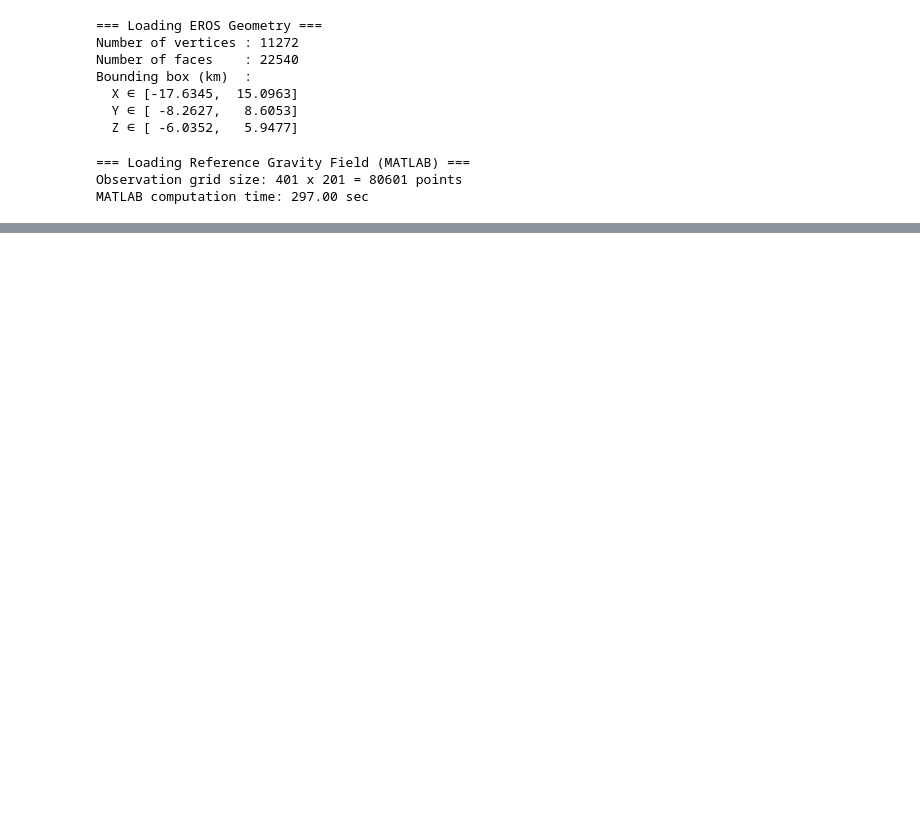
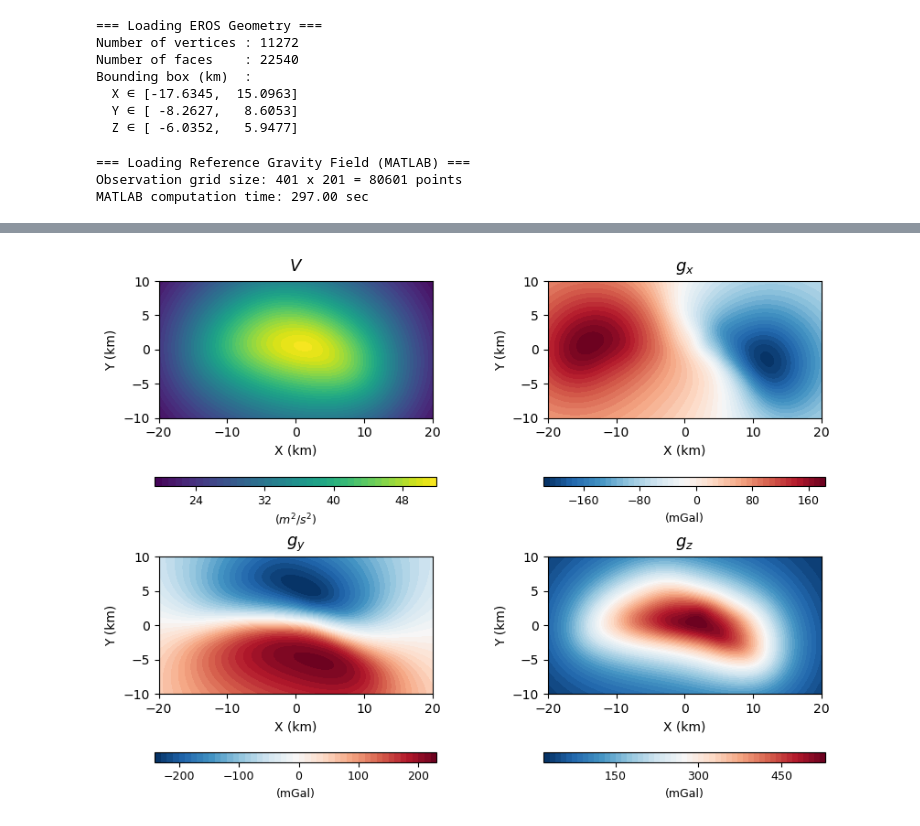
Before and after one commit to LeyuanWu/VecWerSch, a Jupyter notebook: ex_EROS_2DPlane.ipynb, the cells around one changed output, grey strips where cells are left out. Cells and saved outputs as stored; diff of their text form; code cells hidden in the pictures; blank space fills up the shorter version.

```diff
--- a/ex_EROS_2DPlane.ipynb
+++ b/ex_EROS_2DPlane.ipynb
@@ -162 +164,24 @@ Tzz  -0.000000000005   0.000000000004  -0.000000000000   0.000000000001
+# %%
+# # ! Plot 1: Gravity Potential and Vector Components (2×2)
+GPV = [V_cal, gx_cal, gy_cal, gz_cal]
+Names = ['$V$', '$g_x$', '$g_y$', '$g_z$']
+Units = ['$m^2/s^2$', 'mGal', 'mGal', 'mGal']
+
+fig, axs = plt.subplots(nrows=2, ncols=2, figsize=(8.5, 6), layout='constrained')
+for ax, field, name, unit in zip(axs.flat, GPV, Names, Units):
+    ctf = ax.contourf(X2d, Y2d, field, levels=50,
+                      cmap='RdBu_r' if name != '$V$' else 'viridis')
+    ax.set_xlabel('X (km)', fontsize=10)
+    ax.set_ylabel('Y (km)', fontsize=10)
+    ax.set_aspect('equal')
+    ax.set_title(name, fontsize=13, pad=8)
+    cb = fig.colorbar(ctf, ax=ax, orientation='horizontal',
+                   shrink=0.8, aspect=30, pad=0.12, extend='both')
+    cb.ax.set_xlabel(f'({unit})', fontsize=9)
+    cb.ax.tick_params(labelsize=9)
+    cb.ax.xaxis.set_major_locator(MaxNLocator(nbins=5))
+plt.savefig('EROS_2DPlane_GPV.png', dpi=300, bbox_inches='tight')
+plt.show()
+# %% [output]
+[figure, added]
 # %%
```
Also changed, not shown: parts of 12 cells of this notebook, 10 other files.
